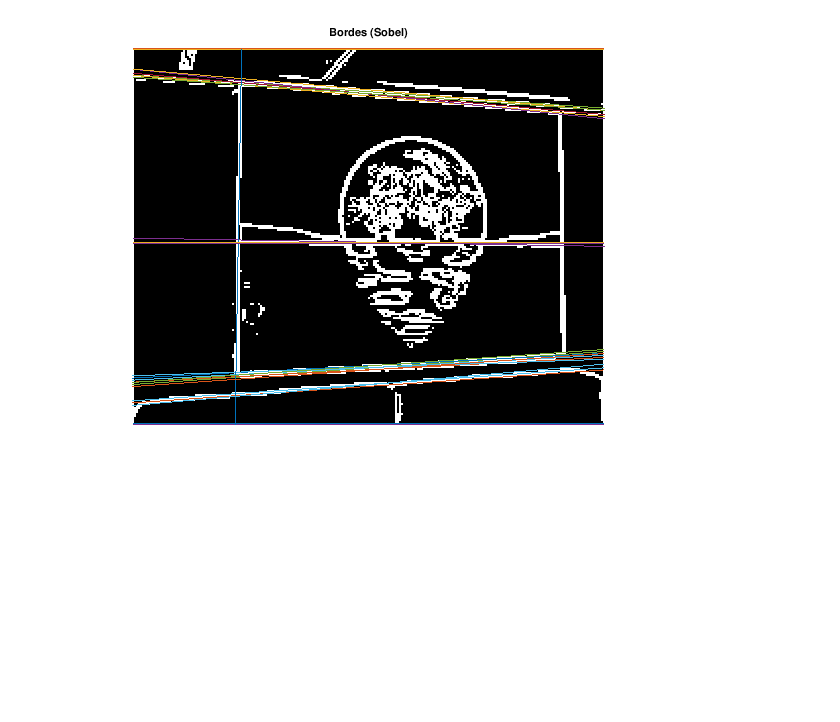
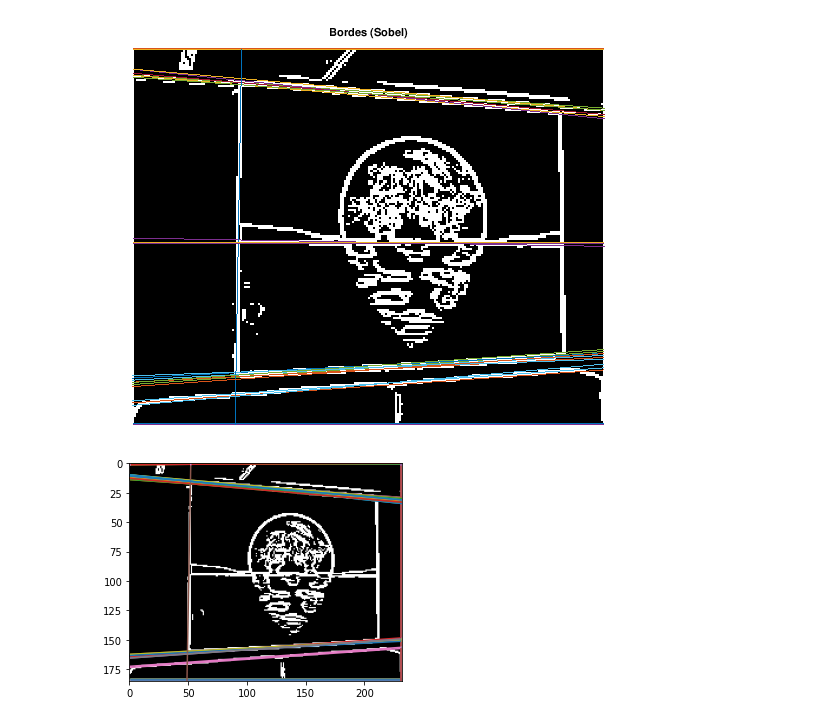
Before and after one commit to bakkim05/PAID_Electiva, a Jupyter notebook: 11.Deteccion_de_Bordes/Deteccion_de_Bordes.ipynb, the cells around one changed output. Drawn from its saved outputs; the diff is of its cells as text; code cells hidden in the pictures; blank space fills up the shorter version.

```diff
--- a/11.Deteccion_de_Bordes/Deteccion_de_Bordes.ipynb
+++ b/11.Deteccion_de_Bordes/Deteccion_de_Bordes.ipynb
@@ -465,3 +604,88 @@ end
 # %% [output]
 [figure]
 [figure]
+# %%
+#Cargar Imagen
+A = Image.open("images/cuadro.jpg")
+A = ImageOps.grayscale(A)
+A = A.resize((A.size[0]//4,A.size[1]//4))
+A = np.asarray(A).astype("float64")/255
+
+# #Sobel
+Cx = sobel(A,axis=0, mode="constant")
+Cy = sobel(A,axis=1, mode="constant")
+C = np.sqrt(np.square(Cx) + np.square(Cy))
+T = 0.5
+C[C<T] = 0
+C[C>=T] = 1
+plt.imshow(C, cmap =plt.cm.gray)
+
+A = C
+
+
+h1 = 1
+thetas = np.deg2rad(np.arange(0,180+h1,h1))
+
+
+m,n = np.shape(A)
+d = np.sqrt(m**2 + n**2)
+h2 = 1
+rhos = np.arange(-d,d,h2)
+
+Acumulador = np.zeros((len(thetas),len(rhos)))
+x_borde,y_borde = np.nonzero(A)
+
+for i in range(len(x_borde)):
+    for theta_indice in range(len(thetas)):
+        theta = thetas[theta_indice]
+        rho = x_borde[i]*np.cos(theta) + y_borde[i]*np.sin(theta)
+        rho_indice = np.argmin(np.abs(rhos-rho))
+        Acumulador[theta_indice,rho_indice] += 1
+
+
+lineas_intentos = 20
+
+for r in range(lineas_intentos):
+    #HAY UN PROBLEMA AQUI
+    #XP RETORNA UN UNICO NUMERO Y DEBERIA RETORNAR UN ARRAY
+    xp,yp = np.where(Acumulador == np.max(np.max(Acumulador)))
+
+    y1 = 0
+    xn = 0
+
+    for k in range(len(xp)):
+        thetaMax = thetas[xp[k]]
+        rhoMax = rhos[yp[k]]
+
+        if (np.abs(np.sin(thetaMax)) < 10**-5):
+            xv = rhoMax / np.cos(thetaMax)
+            plt.plot([n, 1], [xv, xv])
+        else:
+            pendiente = -np.cos(thetaMax) / np.sin(thetaMax)
+            interseccion = rhoMax / np.sin(thetaMax)
+
+            y1 = pendiente*1 + interseccion
+            ym = pendiente*m + interseccion
+
+            x1 = (1-interseccion)/pendiente
+            xn = (n-interseccion)/pendiente
+
+            if (pendiente > 0):
+                if (0 < y1):
+                    plt.plot([y1, n], [1, xn])
+                else:
+                    plt.plot([1, ym], [x1, m])
+            else:
+                if (y1 > m):
+                    plt.plot([ym, n], [m, xn])
+                else:
+                    plt.plot([y1, 1], [1 , x1])
+
+    plt.plot([y1, n], [1, xn])
+    Acumulador[xp[k],yp[k]]=0;
+
+plt.xlim([0,n])
+plt.ylim([m,0])
+plt.show()
+# %% [output]
+[figure, added]
```
Also changed, not shown: parts of 6 cells of this notebook, 16 other files.
